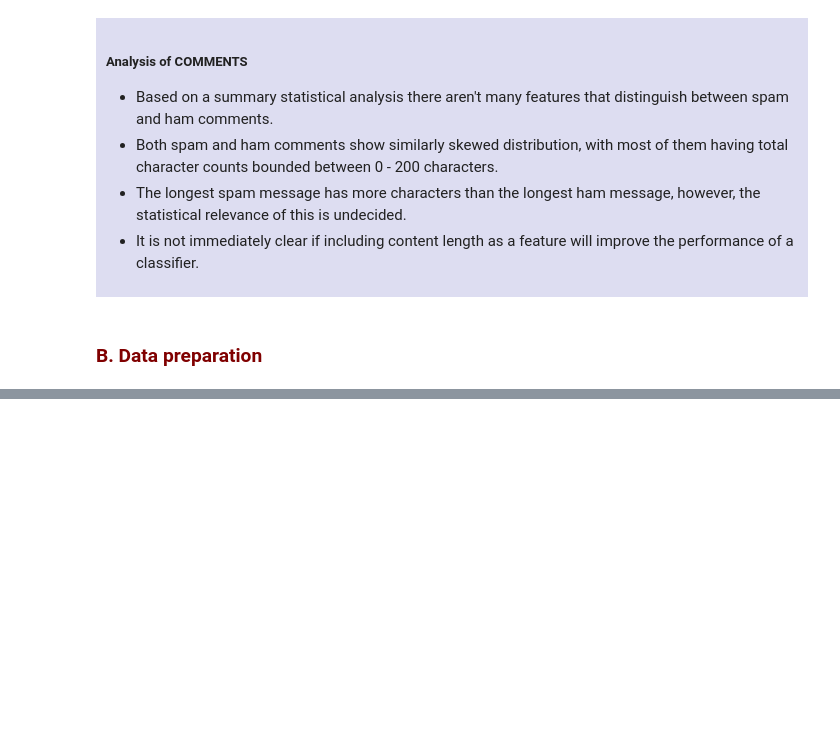
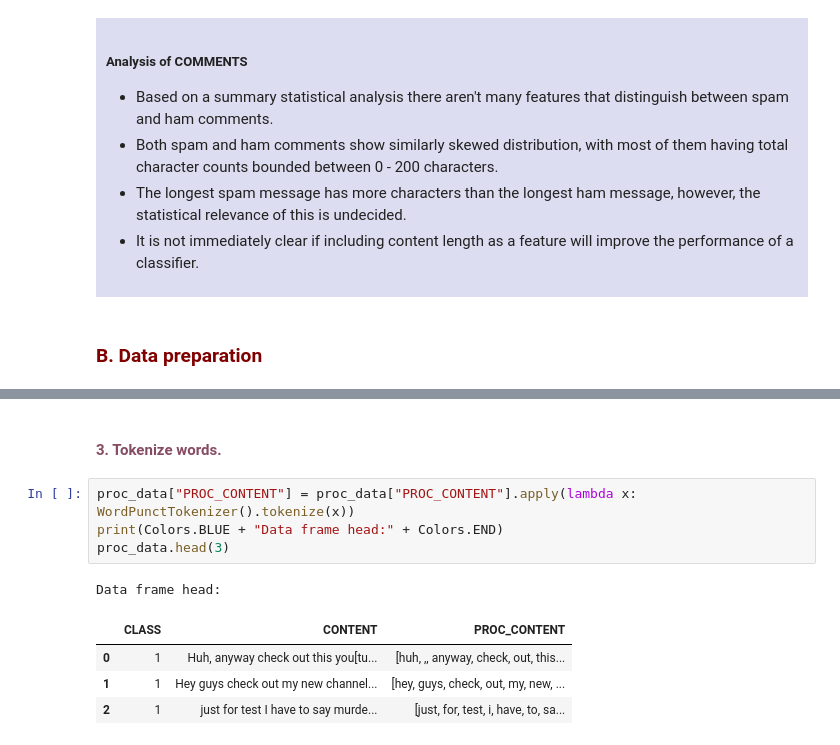
Before and after one commit to udaykurien/NLP_Project_Group3, a Jupyter notebook: final_project.ipynb, the cells around one changed output, grey strips where cells are left out. Cells and saved outputs as stored; diff of their text form; blank space fills up the shorter version.

```diff
--- a/final_project.ipynb
+++ b/final_project.ipynb
@@ -256,0 +271,12 @@ Data frame head:
+# %% [markdown]
+<h4 style="color:#874c62;">3. Tokenize words.</h4>
+# %%
+proc_data["PROC_CONTENT"] = proc_data["PROC_CONTENT"].apply(lambda x: WordPunctTokenizer().tokenize(x))
+print(Colors.BLUE + "Data frame head:" + Colors.END)
+proc_data.head(3)
+# %% [output]
+Data frame head:
+|  | CLASS | CONTENT | PROC_CONTENT |
+| 0 | 1 | Huh, anyway check out this you[tu... | [huh, ,, anyway, check, out, this... |
+| 1 | 1 | Hey guys check out my new channel... | [hey, guys, check, out, my, new, ... |
+| 2 | 1 | just for test I have to say murde... | [just, for, test, i, have, to, sa... |
```
Also changed, not shown: parts of 11 cells of this notebook.
